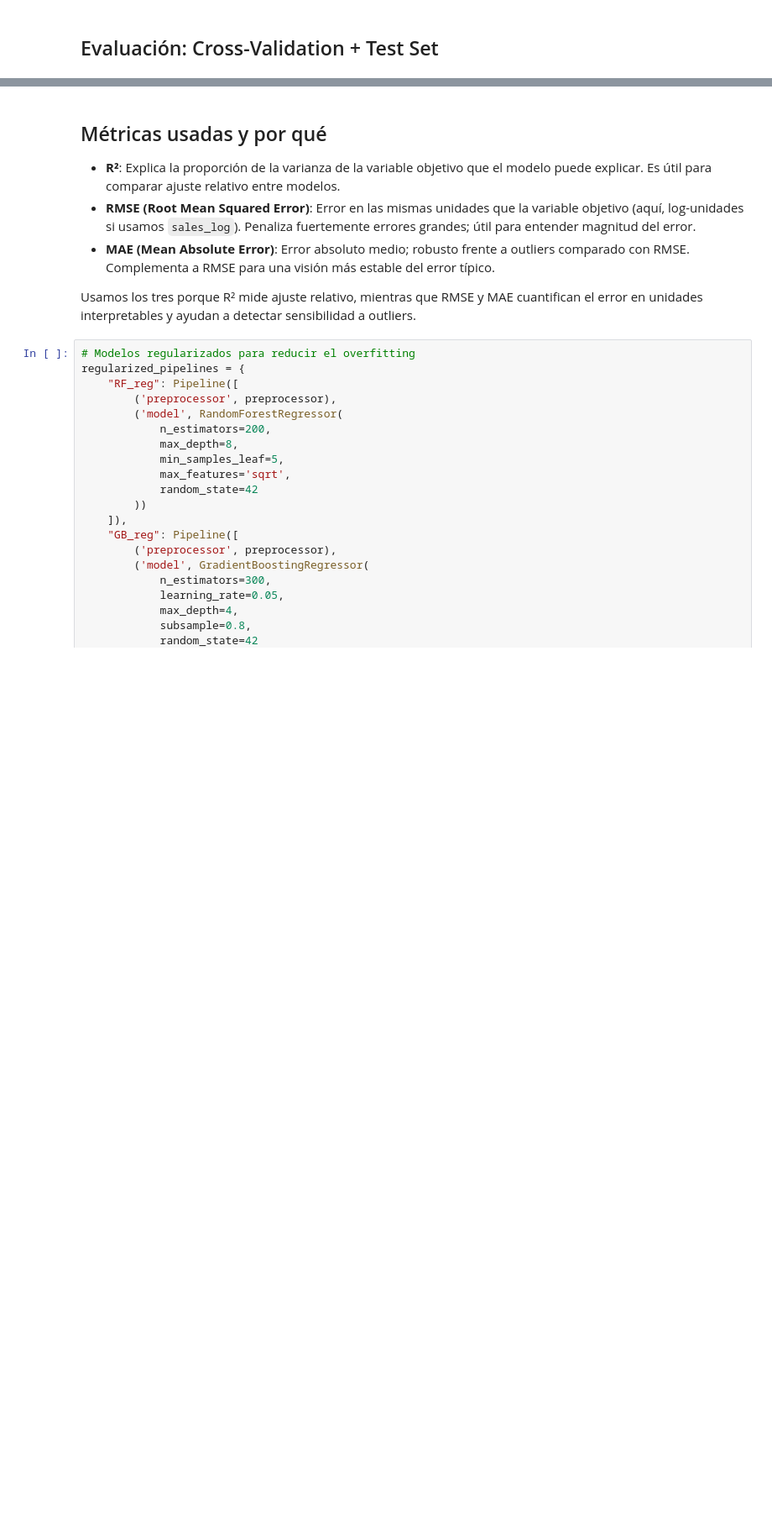
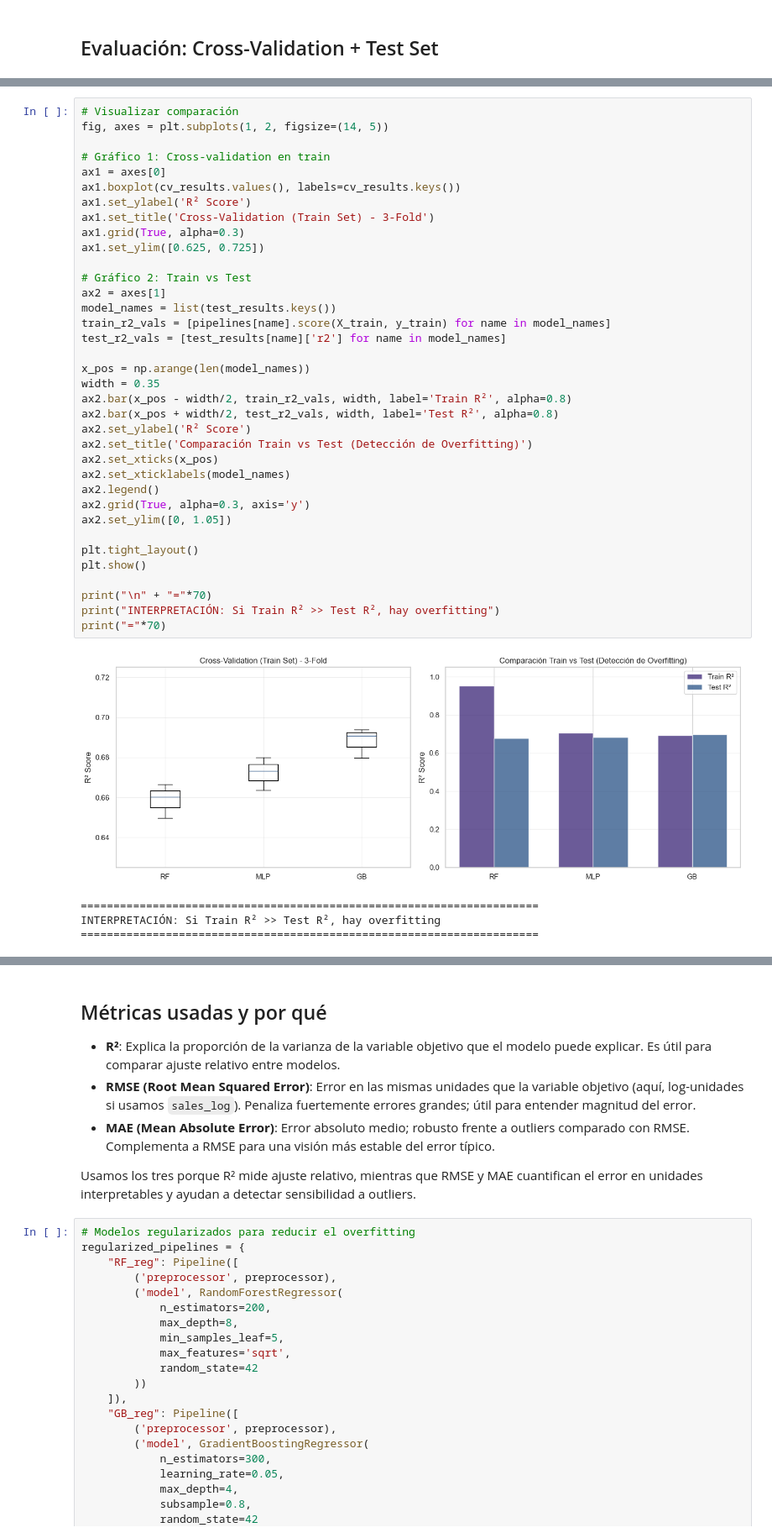
Before and after one commit to thetygerpotatto/CSfinal, a Jupyter notebook: copia(revisar).ipynb, the cells around one changed output, grey strips where cells are left out. Shown at 84% size. Drawn from its saved outputs; the diff is of its cells as text; blank space fills up the shorter version.

```diff
--- a/copia(revisar).ipynb
+++ b/copia(revisar).ipynb
@@ -861,6 +847,47 @@ RF:
 ======================================================================
 INTERPRETACIÓN: Si Train R² >> Test R², hay overfitting
 ======================================================================
+# %%
+# Visualizar comparación
+fig, axes = plt.subplots(1, 2, figsize=(14, 5))
+
+# Gráfico 1: Cross-validation en train
+ax1 = axes[0]
+ax1.boxplot(cv_results.values(), labels=cv_results.keys())
+ax1.set_ylabel('R² Score')
+ax1.set_title('Cross-Validation (Train Set) - 3-Fold')
+ax1.grid(True, alpha=0.3)
+ax1.set_ylim([0.625, 0.725])
+
+# Gráfico 2: Train vs Test
+ax2 = axes[1]
+model_names = list(test_results.keys())
+train_r2_vals = [pipelines[name].score(X_train, y_train) for name in model_names]
+test_r2_vals = [test_results[name]['r2'] for name in model_names]
+
+x_pos = np.arange(len(model_names))
+width = 0.35
+ax2.bar(x_pos - width/2, train_r2_vals, width, label='Train R²', alpha=0.8)
+ax2.bar(x_pos + width/2, test_r2_vals, width, label='Test R²', alpha=0.8)
+ax2.set_ylabel('R² Score')
+ax2.set_title('Comparación Train vs Test (Detección de Overfitting)')
+ax2.set_xticks(x_pos)
+ax2.set_xticklabels(model_names)
+ax2.legend()
+ax2.grid(True, alpha=0.3, axis='y')
+ax2.set_ylim([0, 1.05])
+
+plt.tight_layout()
+plt.show()
+
+print("\n" + "="*70)
+print("INTERPRETACIÓN: Si Train R² >> Test R², hay overfitting")
+print("="*70)
+# %% [output]
+[figure, added]
+======================================================================
+INTERPRETACIÓN: Si Train R² >> Test R², hay overfitting
+======================================================================
 # %%
 # Importancia de características (GradientBoosting)
 importancia_gb = pipelines["GB"].named_steps["model"].feature_importances_
```
Also changed, not shown: parts of 28 cells of this notebook.
